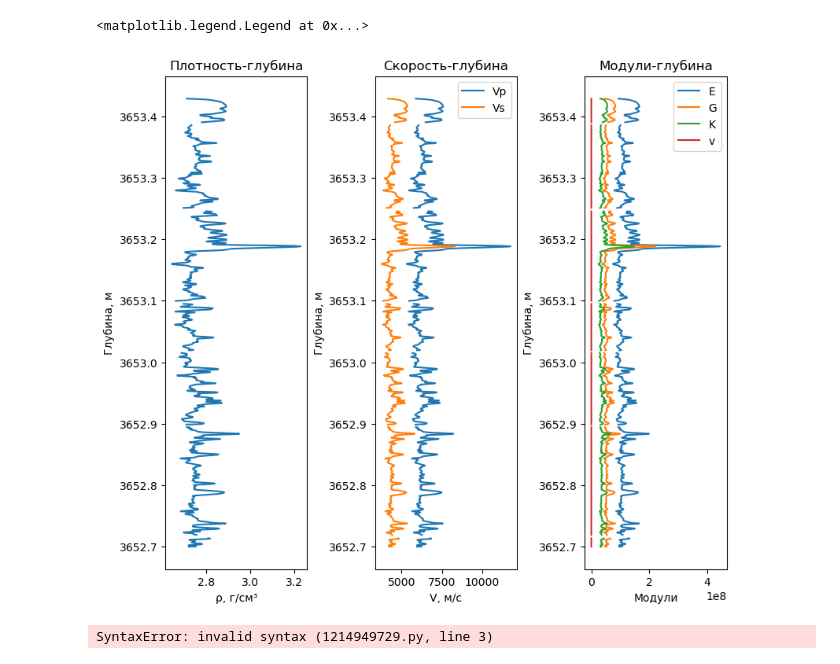
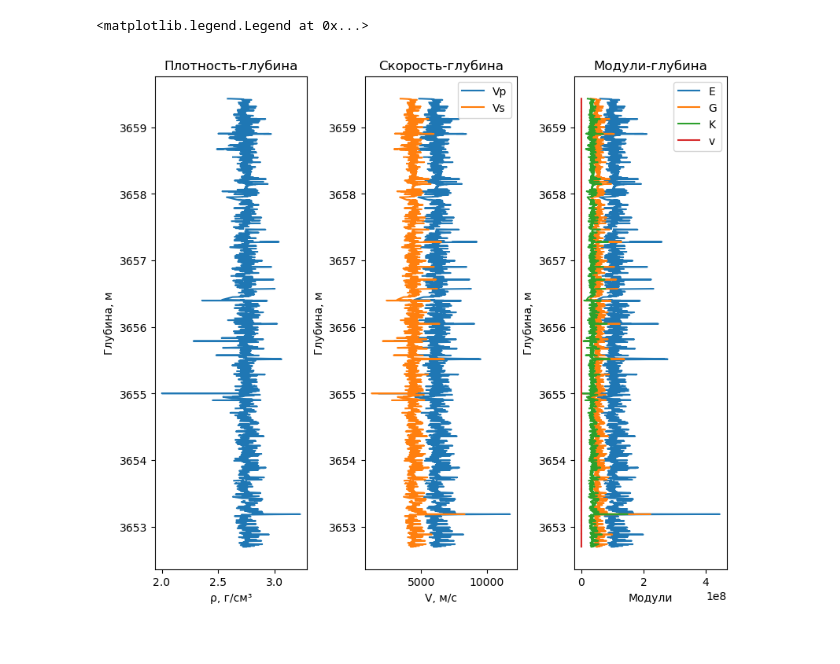
Before and after one commit to AlinaBelyalova/SkV-150, a Jupyter notebook: skv_150m.ipynb, the cells around one changed output. Saved outputs shown, nothing was run; the diff lists cells and outputs as text; code cells hidden in the pictures.

```diff
--- a/skv_150m.ipynb
+++ b/skv_150m.ipynb
@@ -7,10 +8,13 @@ import matplotlib.pyplot as plt
 # %%
-path = r'C:\Users\Alina\Desktop\csv'
+path = r'C:\Users\Alina\Desktop\filess'
 
-#Здесь считываются все названия файлов которые есть и у которых csv в конце
+# read an excel file and convert
+# into a dataframe object
 all_files = [os.path.join(path, file) for file in os.listdir(path) if file.endswith('.csv')]
 
-list_of_dfs = [pd.read_csv(file) for file in all_files]
+list_of_dfs = [pd.read_csv(file, sep=';', encoding='cp1251') for file in all_files]
 
-final_df = pd.concat(list_of_dfs, ignore_index=True)
+df = pd.concat(list_of_dfs, ignore_index=True)
+print(sys.getsizeof(df))
+sys.getsizeof(list_of_dfs)
 # %% [output]
@@ -18,11 +22,0 @@ UnicodeDecodeError: 'utf-8' codec can't decode byte 0xea in position 104: invali
-# %%
-# read an excel file and convert
-# into a dataframe object
-path = r"C:\Users\Alina\Desktop\csv"
-from os import walk
-
-filenames = next(walk(path), (None, None, []))[2]
-df = pd.DataFrame(pd.read_csv(filenames, sep = ';'))
-
-# show the dataframe
-filenames
@@ -69,28 +79,28 @@ df['v'] = v
 # %%
 fig, axs = plt.subplots(1, 3, figsize = (8, 7), layout = 'constrained')
 
 axs[0].plot(df['Rhob_0-256'],df['Depth'])  # Plot some data on the (implicit) axes.
 axs[0].set_title('Плотность-глубина')
 axs[0].set_xlabel('ρ, г/см³')
 axs[0].set_ylabel('Глубина, м')
 
 axs[1].plot(df['Vp'],df['Depth'], label = 'Vp')
 axs[1].plot(df['Vs'],df['Depth'], label = 'Vs')
 axs[1].set_title('Скорость-глубина')
 axs[1].set_xlabel('V, м/c')
 axs[1].set_ylabel('Глубина, м')
 axs[1].legend()
 
 axs[2].plot(df['E'],df['Depth'], label = 'E')
 axs[2].plot(df['G'],df['Depth'], label = 'G')
 axs[2].plot(df['K'],df['Depth'], label = 'K')
-axs[2].plot(df['K1'],df['Depth'], label = 'v')
+axs[2].plot(df['v'],df['Depth'], label = 'v')
 axs[2].set_title('Модули-глубина')
 axs[2].set_xlabel('Модули')
 axs[2].set_ylabel('Глубина, м')
 axs[2].legend()
 # %% [output]
 <matplotlib.legend.Legend at 0x...>
-[figure, old version]
+[figure, new version]
 # %%
 # Save content
@@ -98,19 +108,0 @@ rating[:].to_csv('saved_ratings.csv', index=False)
-# %%
-# Read and store content
-# of an excel file
-read_file = pd.read_excel ("Test.xlsx")
-
-# Write the dataframe object
-# into csv file
-read_file.to_csv ("Test.csv",
-                  index = None,
-                  header=True)
-
-# read csv file and convert
-# into a dataframe object
-df = pd.DataFrame(pd.read_csv("Test.csv"))
-
-# show the dataframe
-df
-# %% [output]
-SyntaxError: invalid syntax (1214949729.py, line 3)
```
Also changed, not shown: parts of 7 cells of this notebook.
